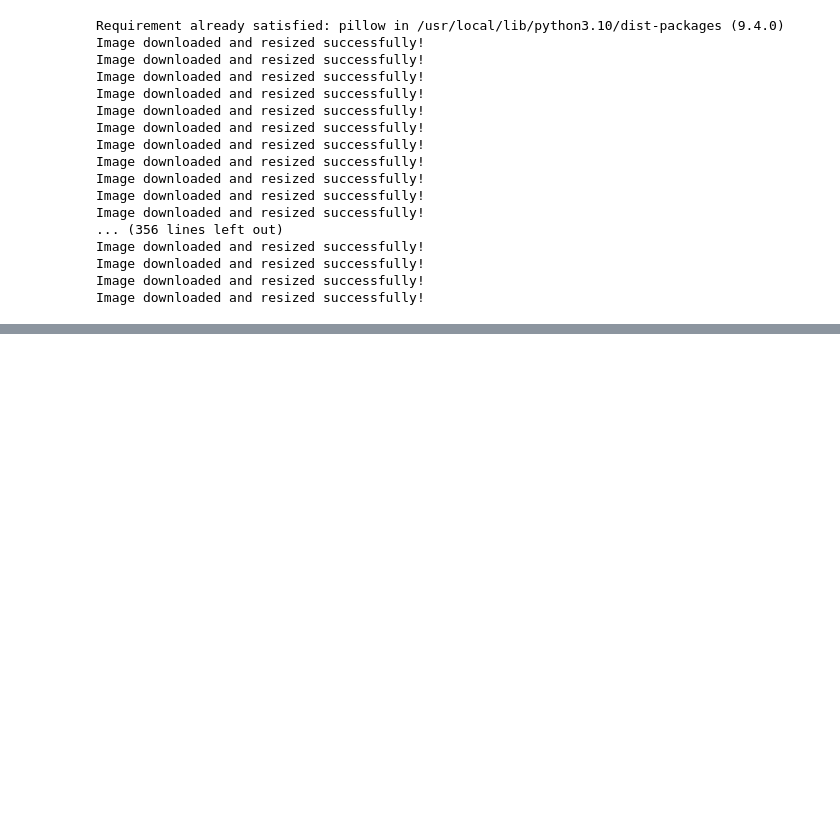
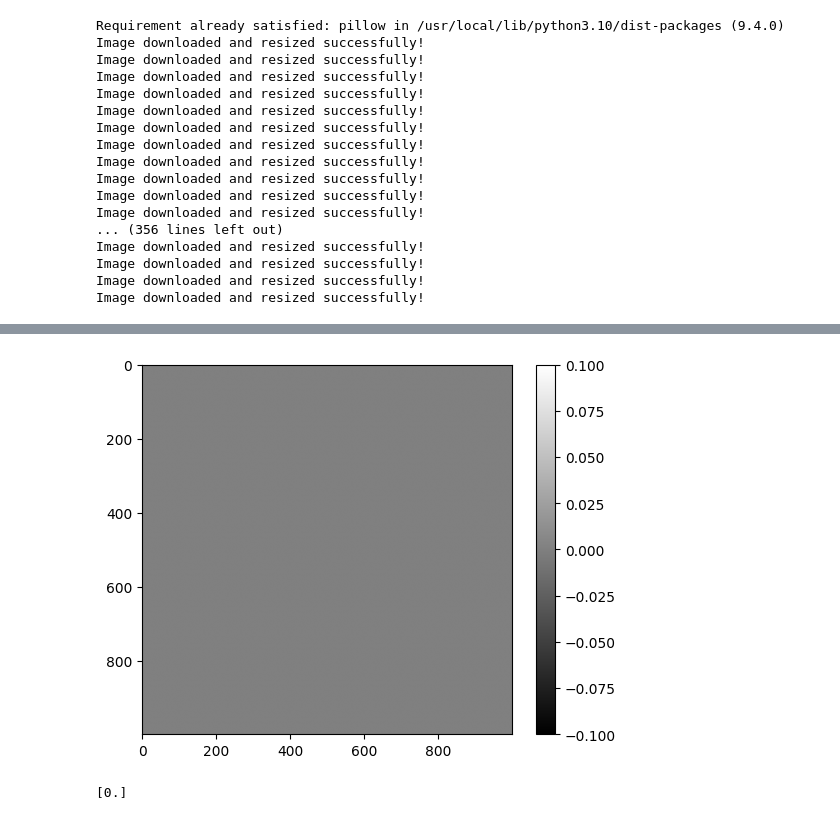
Before and after one commit to kleenman/tds_capstone, a Jupyter notebook: model.ipynb, the cells around one changed output, grey strips where cells are left out. Saved outputs shown, nothing was run; the diff lists cells and outputs as text; code cells hidden in the pictures; blank space fills up the shorter version.

```diff
--- a/model.ipynb
+++ b/model.ipynb
@@ -363,0 +416,15 @@ NameError: name 'north' is not defined
+# %%
+import numpy as np
+import matplotlib.pyplot as plt
+
+# Load the mask
+mask = np.load("/content/drive/My Drive/downloaded_images/masks_numpy/676-5338.npy")
+
+# Display the mask
+plt.imshow(mask, cmap='gray')  # Using 'gray' colormap to see the mask clearly
+plt.colorbar()  # To show the scale of values in the mask
+plt.show()
+print(np.unique(mask))
+# %% [output]
+[figure, added]
+[0.]
```
Also changed, not shown: parts of 3 cells of this notebook.
